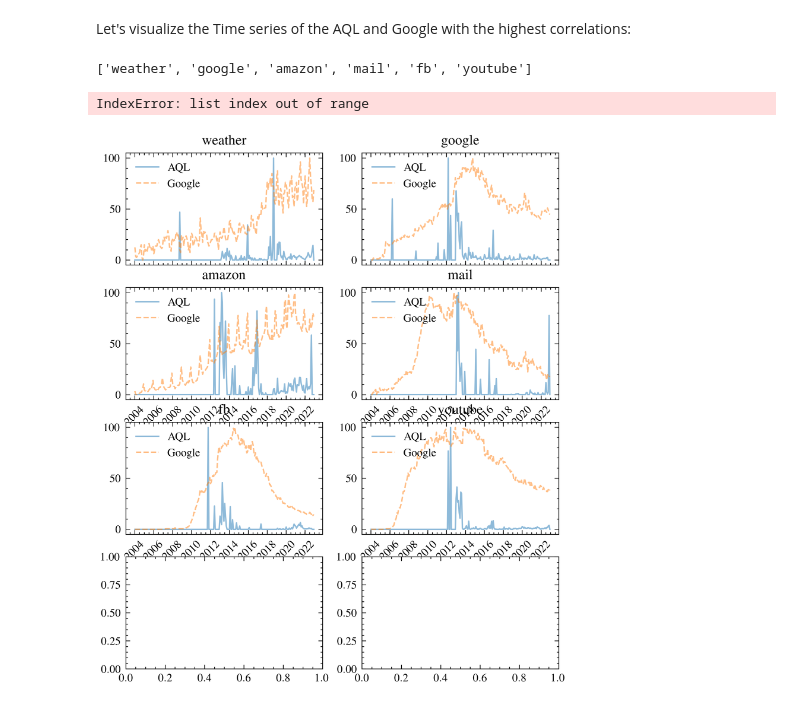
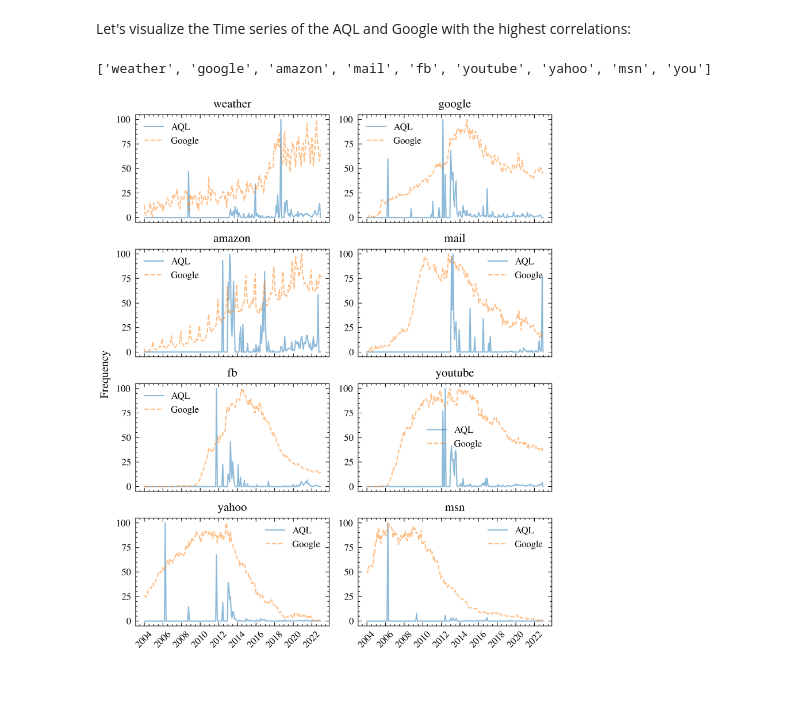
Before and after one commit to bnsch98/verifying-query-logs-from-unknown-sources, a Jupyter notebook: src/thesis_schneg/temporal_analysis.ipynb, the cells around one changed output. Drawn from its saved outputs; the diff is of its cells as text; code cells hidden in the pictures.

```diff
--- a/src/thesis_schneg/temporal_analysis.ipynb
+++ b/src/thesis_schneg/temporal_analysis.ipynb
@@ -367,11 +369,12 @@ from pathlib import Path
 
 # Extract the query names with 4 highest correlations
 sorted_results = sorted(results.items(), key=lambda x: x[1], reverse=True)
-queries = [query for query, _ in sorted_results[4:10]]
+queries = [query for query, _ in sorted_results[4:13]]
+# queries = [query for query, _ in sorted_results[0:4]]
 print(queries)
 
-# save_vis = False
-save_vis = True
+save_vis = False
+# save_vis = True
 # plot_format = 'pgf'
 plot_format = 'pdf'
 
@@ -388,9 +391,9 @@ height = width * aspect_ratio *0.8*2
 plt.style.use(["science", "ieee"])  # "grid", "ieee",
 
 color = ['tab:blue', 'tab:orange']
-
-
-fig, axes = plt.subplots(ncols=2, nrows=4, figsize=(width, height))
+plot_rows = 4
+plot_cols = 2
+fig, axes = plt.subplots(ncols=plot_cols, nrows=plot_rows, figsize=(width, height))
 
 # Iterate over axes and plot data
 for i, ax in enumerate(axes.flatten()):
@@ -413,35 +416,34 @@ for i, ax in enumerate(axes.flatten()):
     ax.set_title(queries[i], fontweight='bold', fontsize=10)
 
     # Rotate x-axis labels
     ax.tick_params(axis='x', rotation=45)
 
     # remove xticks if not the last row
-    if i < 2:
+    if i < (plot_rows-1)*plot_cols:
         ax.set_xticklabels([])
 
     # Add legend to each subplot
-    ax.legend(loc='upper left', fontsize=8)
+    ax.legend(loc='best', fontsize=8)
 
 # Set global labels
 # fig.supxlabel('Time', y=0.05)
 fig.supylabel('Frequency', x=0.03)
 
 plt.tight_layout()
 # Either save visualization or show it
 plt.show()
 
 if save_vis:
     vis_dir = Path(f"/home/benjamin/studium/masterarbeit/thesis-schneg/plots/{analysis_name}")
     # Make directory if it does not exist
     if not vis_dir.exists():
         vis_dir.mkdir(parents=True)
     # Delete old plot
     for file in vis_dir.iterdir():
         if file.is_file() and file.name.endswith(f'.{plot_format}'):
             file.unlink()
 
     fig.savefig(vis_dir.joinpath(f"all.{plot_format}"), format=plot_format)
 # %% [output]
-['weather', 'google', 'amazon', 'mail', 'fb', 'youtube']
+['weather', 'google', 'amazon', 'mail', 'fb', 'youtube', 'yahoo', 'msn', 'you']
-IndexError: list index out of range
-[figure, old version]
+[figure, new version]
```
Also changed, not shown: parts of 1 cell of this notebook, 1 other file.
